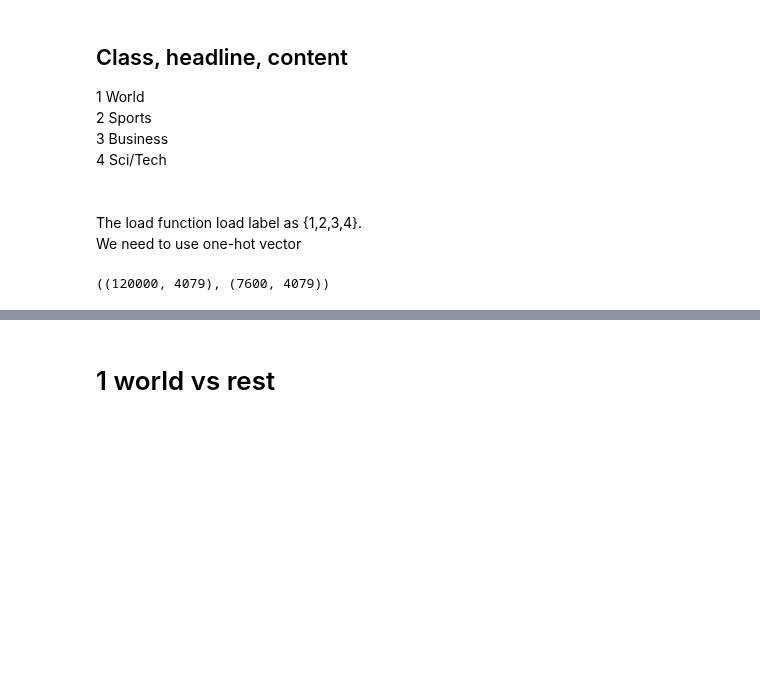
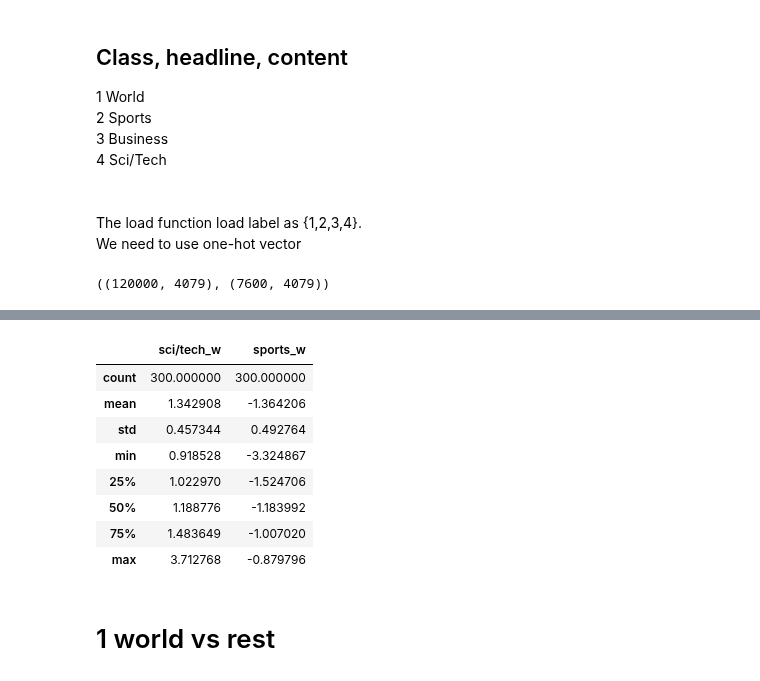
Before and after one commit to IIT-ML/interpretable-text-classification, a Jupyter notebook: AGnews_dataset_debug.ipynb, the cells around one changed output, grey strips where cells are left out. Cells and saved outputs as stored; diff of their text form; code cells hidden in the pictures; blank space fills up the shorter version.

```diff
--- a/AGnews_dataset_debug.ipynb
+++ b/AGnews_dataset_debug.ipynb
@@ -119,0 +189,12 @@ del x_train, x_test
+# %%
+scisport_df.describe()
+# %% [output]
+|  | sci/tech_w | sports_w |
+| count | 300.000000 | 300.000000 |
+| mean | 1.342908 | -1.364206 |
+| std | 0.457344 | 0.492764 |
+| min | 0.918528 | -3.324867 |
+| 25% | 1.022970 | -1.524706 |
+| 50% | 1.188776 | -1.183992 |
+| 75% | 1.483649 | -1.007020 |
+| max | 3.712768 | -0.879796 |
```
Also changed, not shown: parts of 13 cells of this notebook, 1 other file.
